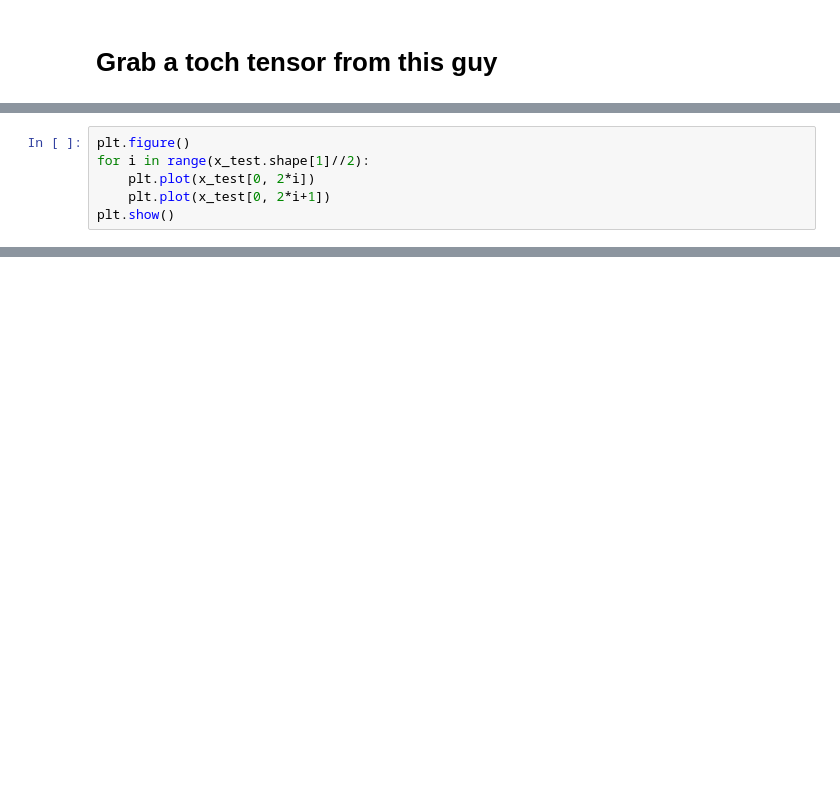
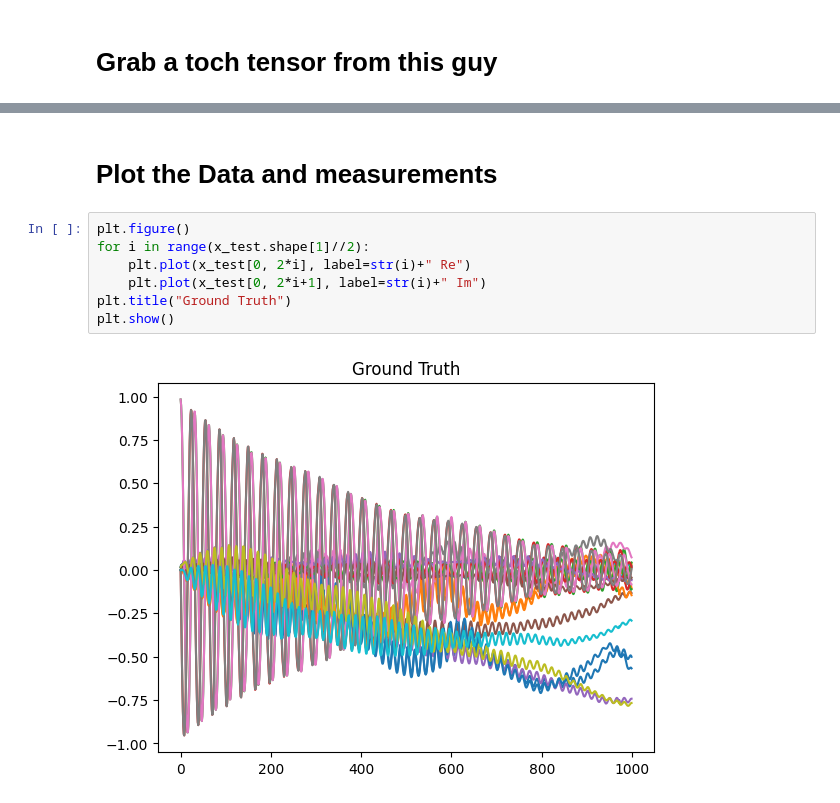
Before and after one commit to VarunGorti/CurveFitting-DIP, a Jupyter notebook: Self_Supervision.ipynb, the cells around one changed output, grey strips where cells are left out. Cells and saved outputs as stored; diff of their text form; blank space fills up the shorter version.

```diff
--- a/Self_Supervision.ipynb
+++ b/Self_Supervision.ipynb
@@ -69,6 +69,0 @@ print(x_test.dtype)
-# %%
-plt.figure()
-for i in range(x_test.shape[1]//2):
-    plt.plot(x_test[0, 2*i])
-    plt.plot(x_test[0, 2*i+1])
-plt.show()
@@ -74,0 +100,11 @@ plt.show()
+# %% [markdown]
+# Plot the Data and measurements
+# %%
+plt.figure()
+for i in range(x_test.shape[1]//2):
+    plt.plot(x_test[0, 2*i], label=str(i)+" Re")
+    plt.plot(x_test[0, 2*i+1], label=str(i)+" Im")
+plt.title("Ground Truth")
+plt.show()
+# %% [output]
+[figure, added]
```
Also changed, not shown: parts of 22 cells of this notebook.
